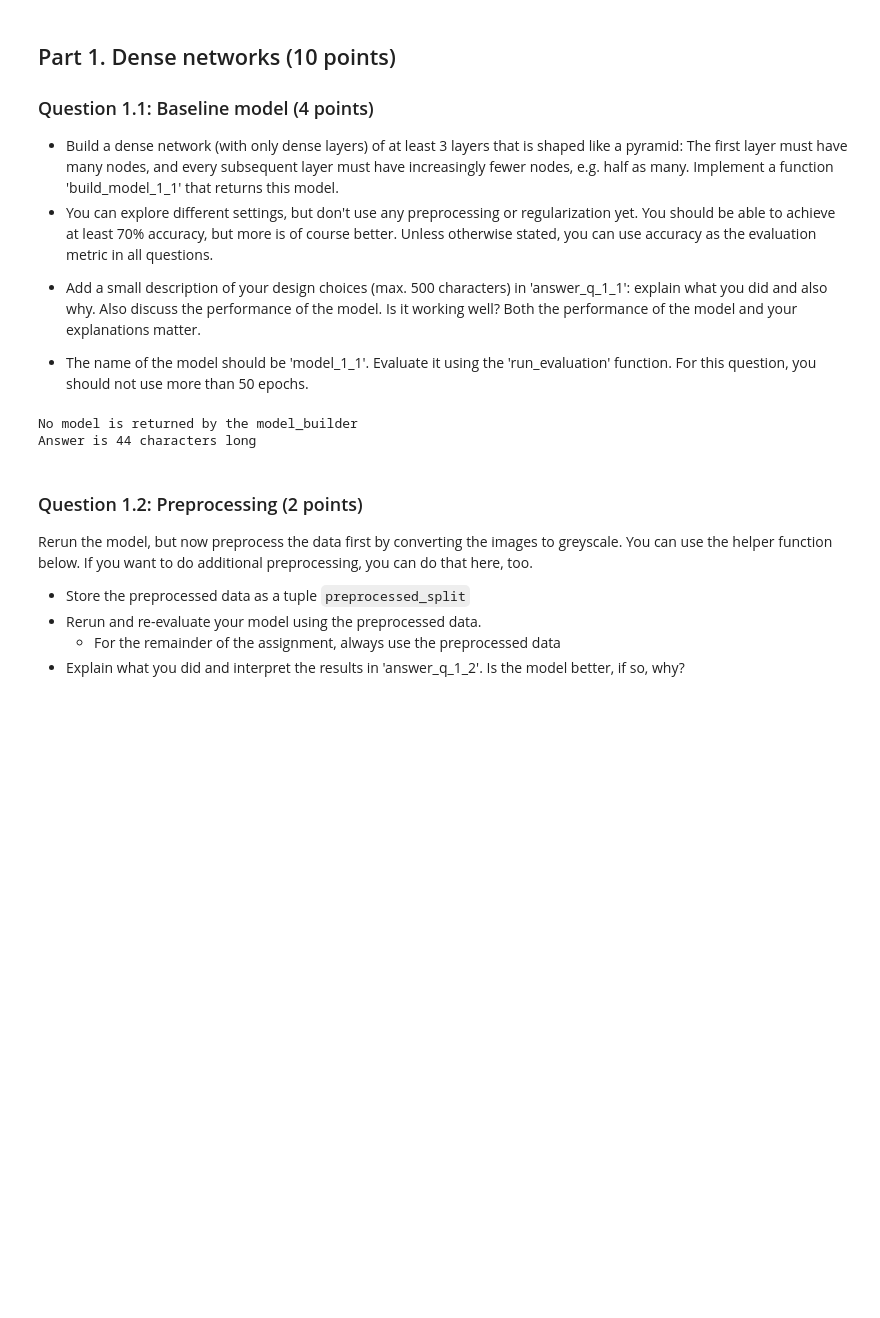
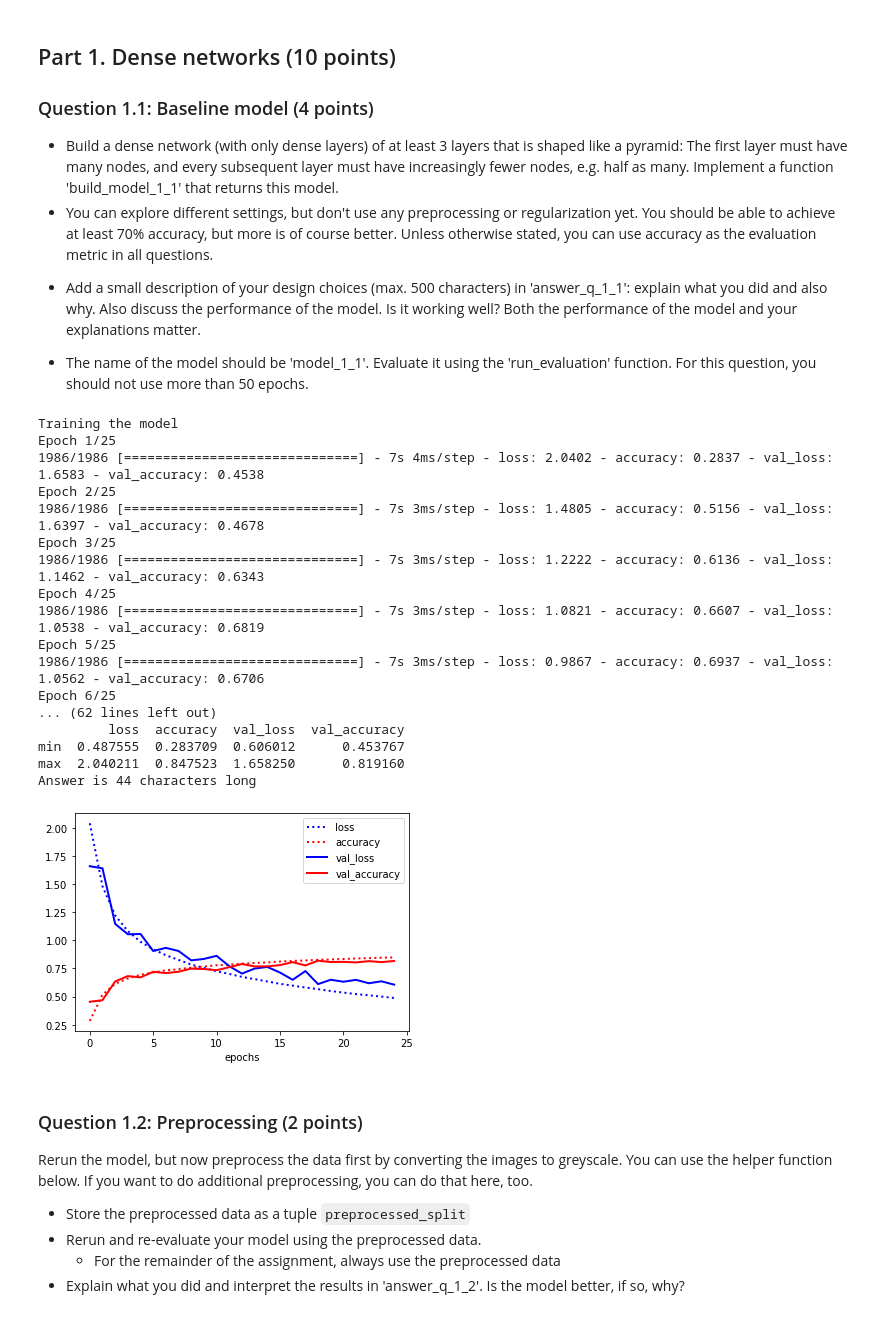
Before and after one commit to mitagr/web-ret-assignment-3, a Jupyter notebook: Assignment 3.ipynb, the cells around one changed output. Drawn from its saved outputs; the diff is of its cells as text; code cells hidden in the pictures; blank space fills up the shorter version.

```diff
--- a/Assignment 3.ipynb
+++ b/Assignment 3.ipynb
@@ -346,22 +334,54 @@ max  2.246981  0.190986  2.233067      0.190974
 - You can explore different settings, but don't use any preprocessing or regularization yet. You should be able to achieve at least 70% accuracy, but more is of course better. Unless otherwise stated, you can use accuracy as the evaluation metric in all questions.
 * Add a small description of your design choices (max. 500 characters) in 'answer_q_1_1': explain what you did and also why. Also discuss the performance of the model. Is it working well? Both the performance of the model and your explanations matter.
 - The name of the model should be 'model_1_1'. Evaluate it using the 'run_evaluation' function. For this question, you should not use more than 50 epochs.
-# %%
-# https://github.com/ML-course/engineer/blob/master/labs/Lab%206%20-%20Convolutional%20Neural%20Networks%20Solution.ipynb
-# https://github.com/ML-course/engineer/blob/master/notebooks/05%20-%20Neural%20Networks.ipynb
-# https://github.com/ML-course/engineer/blob/master/notebooks/06%20-%20Convolutional%20Neural%20Networks.ipynb
-
-def build_model_1_1():
-  pass
-run_evaluation("model_1_1", build_model_1_1, evaluation_split, base_dir,
-               train=True, epochs=3, batch_size=32)
-answer_q_1_1 = """
-               Your answer
-               """
-print("Answer is {} characters long".format(len(answer_q_1_1)))
-# %% [output]
-No model is returned by the model_builder
-Answer is 44 characters long
+# %%
+# https://github.com/ML-course/engineer/blob/master/labs/Lab%206%20-%20Convolutional%20Neural%20Networks%20Solution.ipynb
+# https://github.com/ML-course/engineer/blob/master/notebooks/05%20-%20Neural%20Networks.ipynb
+# https://github.com/ML-course/engineer/blob/master/notebooks/06%20-%20Convolutional%20Neural%20Networks.ipynb
+
+from tensorflow.keras import optimizers
+
+def build_model_1_1():
+    model_1_1 = models.Sequential()
+    #model_1_1.add(layers.Flatten())
+    model_1_1.add(layers.Reshape((3072,), input_shape=(32,32,3)))
+    model_1_1.add(layers.Dense(512, activation='relu'))
+    model_1_1.add(layers.Dense(256, activation='relu'))
+    model_1_1.add(layers.Dense(128, activation='relu'))
+    model_1_1.add(layers.Dense(64, activation='relu'))
+    model_1_1.add(layers.Dense(10, activation='softmax'))
+
+    model_1_1.compile(optimizer='sgd', loss='categorical_crossentropy', metrics=['accuracy'])
+    #model_1_1.compile(optimizer= optimizers.RMSprop(lr=0.0001), loss='categorical_crossentropy', metrics=['accuracy'])
+    return model_1_1
+
+run_evaluation("model_1_1", build_model_1_1, evaluation_split, base_dir, train=True, epochs=25, batch_size=32)
+answer_q_1_1 = """
+The ReLU reduces the likelihood of the gradient to vanish. It does not activate all the neurons at the same time.
+Since, the problem demands the multi class classifier hence we use softmax. We keep the softmax function at the last layer.
+Softmax almost work like max layer as well as it will be differentiable to train by gradient descent.
+We observe that as the learning rate decreases, the accuracy of the classifier improves. The performance of the model is resonably good, the accuracy is 0.85 while the validation accuracy is 0.83.
+               """
+print("Answer is {} characters long".format(len(answer_q_1_1)))
+# %% [output]
+Training the model
+Epoch 1/25
+1986/1986 [==============================] - 7s 4ms/step - loss: 2.0402 - accuracy: 0.2837 - val_loss: 1.6583 - val_accuracy: 0.4538
+Epoch 2/25
+1986/1986 [==============================] - 7s 3ms/step - loss: 1.4805 - accuracy: 0.5156 - val_loss: 1.6397 - val_accuracy: 0.4678
+Epoch 3/25
+1986/1986 [==============================] - 7s 3ms/step - loss: 1.2222 - accuracy: 0.6136 - val_loss: 1.1462 - val_accuracy: 0.6343
+Epoch 4/25
+1986/1986 [==============================] - 7s 3ms/step - loss: 1.0821 - accuracy: 0.6607 - val_loss: 1.0538 - val_accuracy: 0.6819
+Epoch 5/25
+1986/1986 [==============================] - 7s 3ms/step - loss: 0.9867 - accuracy: 0.6937 - val_loss: 1.0562 - val_accuracy: 0.6706
+Epoch 6/25
+... (62 lines left out)
+         loss  accuracy  val_loss  val_accuracy
+min  0.487555  0.283709  0.606012      0.453767
+max  2.040211  0.847523  1.658250      0.819160
+Answer is 44 characters long
+[figure, added]
 # %% [markdown]
 ### Question 1.2: Preprocessing (2 points)
 Rerun the model, but now preprocess the data first by converting the images to
```
Also changed, not shown: parts of 22 cells of this notebook.
